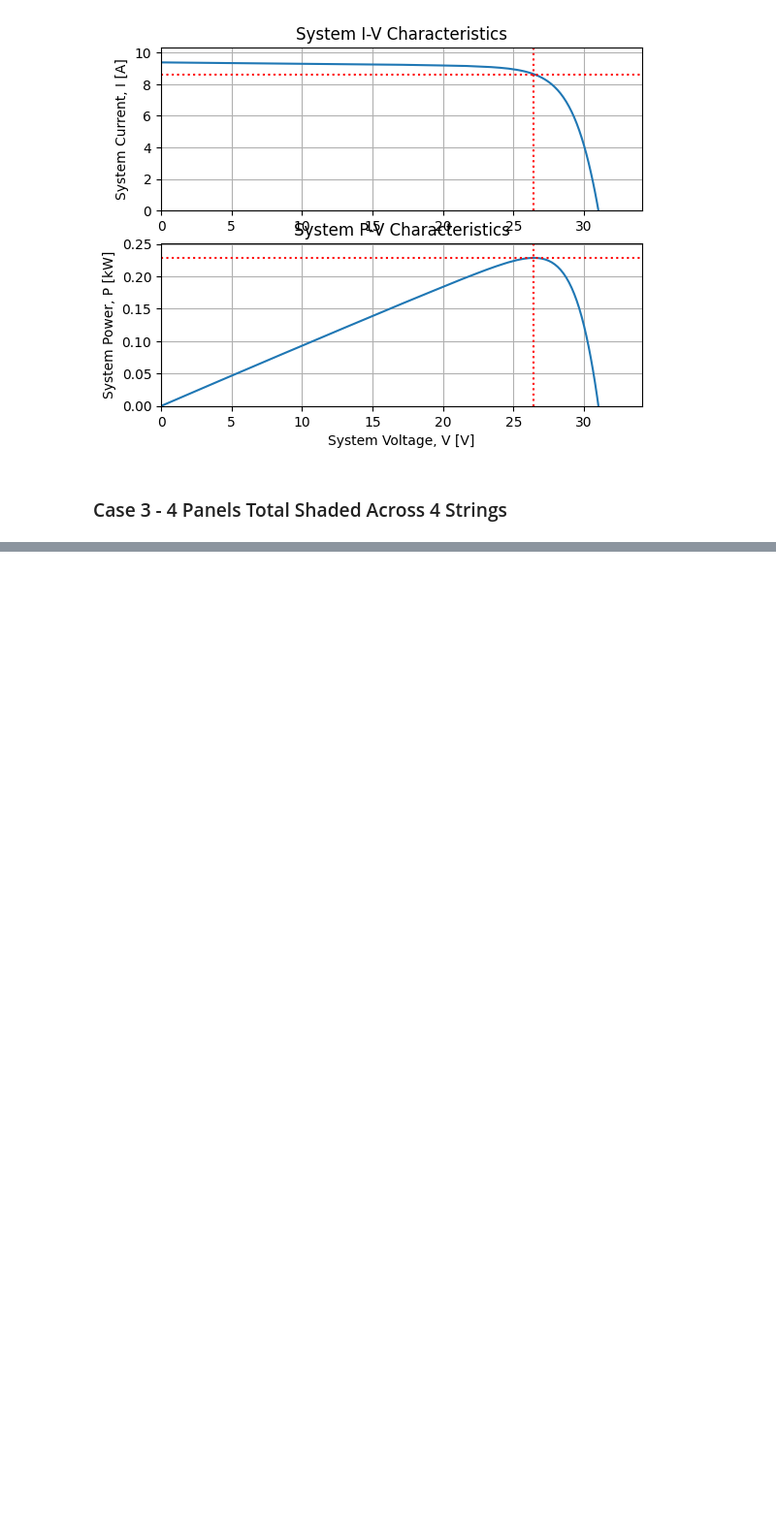
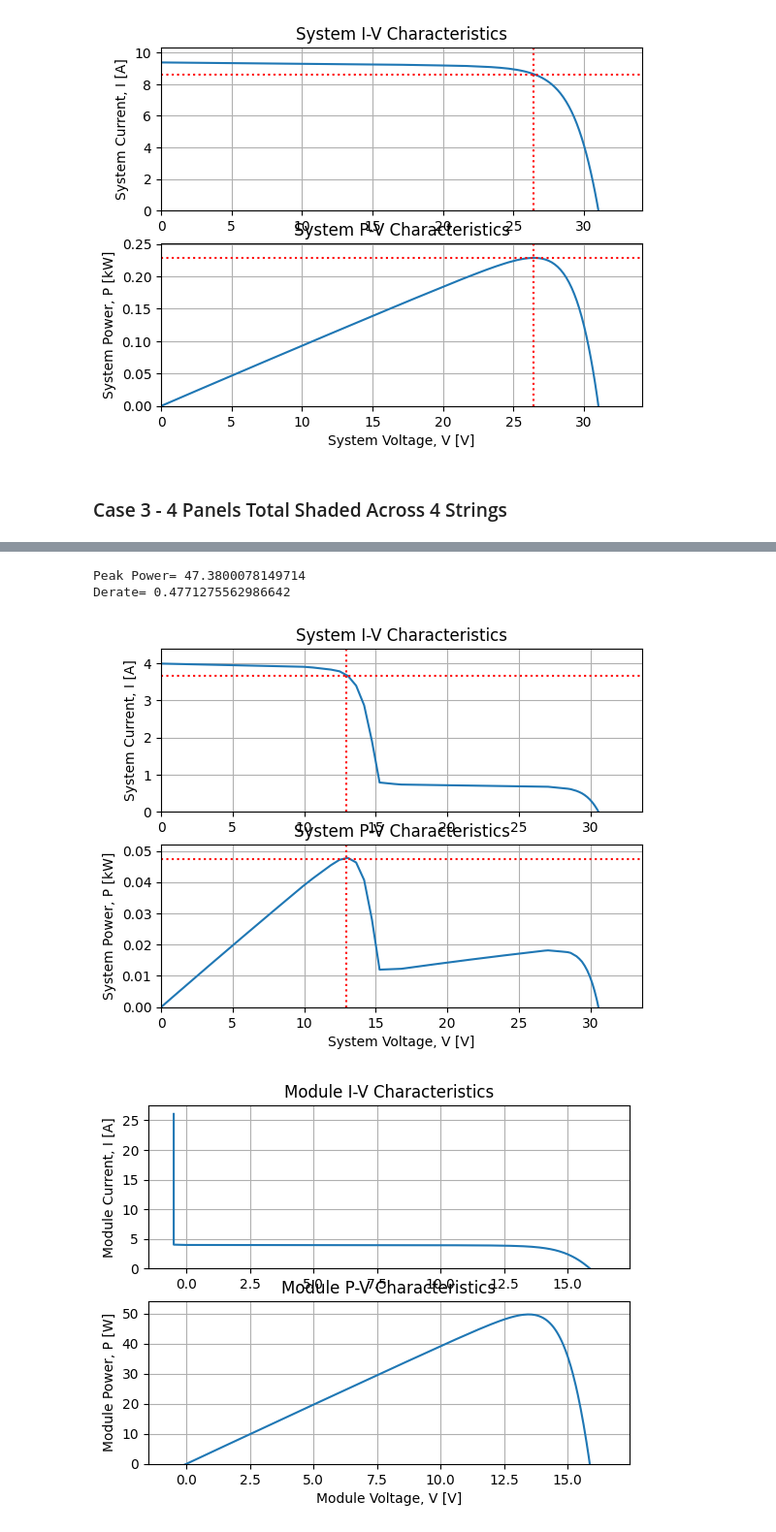
Before and after one commit to natecostello/pv-partial-shading, a Jupyter notebook: pvmismatch.ipynb, the cells around one changed output, grey strips where cells are left out. Shown at 97% size. Cells and saved outputs as stored; diff of their text form; code cells hidden in the pictures; blank space fills up the shorter version.

```diff
--- a/pvmismatch.ipynb
+++ b/pvmismatch.ipynb
@@ -195,0 +210,14 @@ Derate= 0.11287749190772454
+# %%
+pvsys.setSuns({0: {0: roof_suns, 1: roof_suns_shaded}})
+f = pvsys.plotSys()
+print("Peak Power=", pvsys.Pmp)
+print("Derate=", pvsys.Pmp / perfect_sun_Pmp)
+f = pvm.setSuns(roof_suns)
+f = pvm.plotMod()
+f = pvm.setSuns(roof_suns_shaded)
+f = pvm.plotMod()
+# %% [output]
+Peak Power= 47.3800078149714
+Derate= 0.4771275562986642
+[figure, added]
+[figure, added]
```
Also changed, not shown: parts of 7 cells of this notebook.
